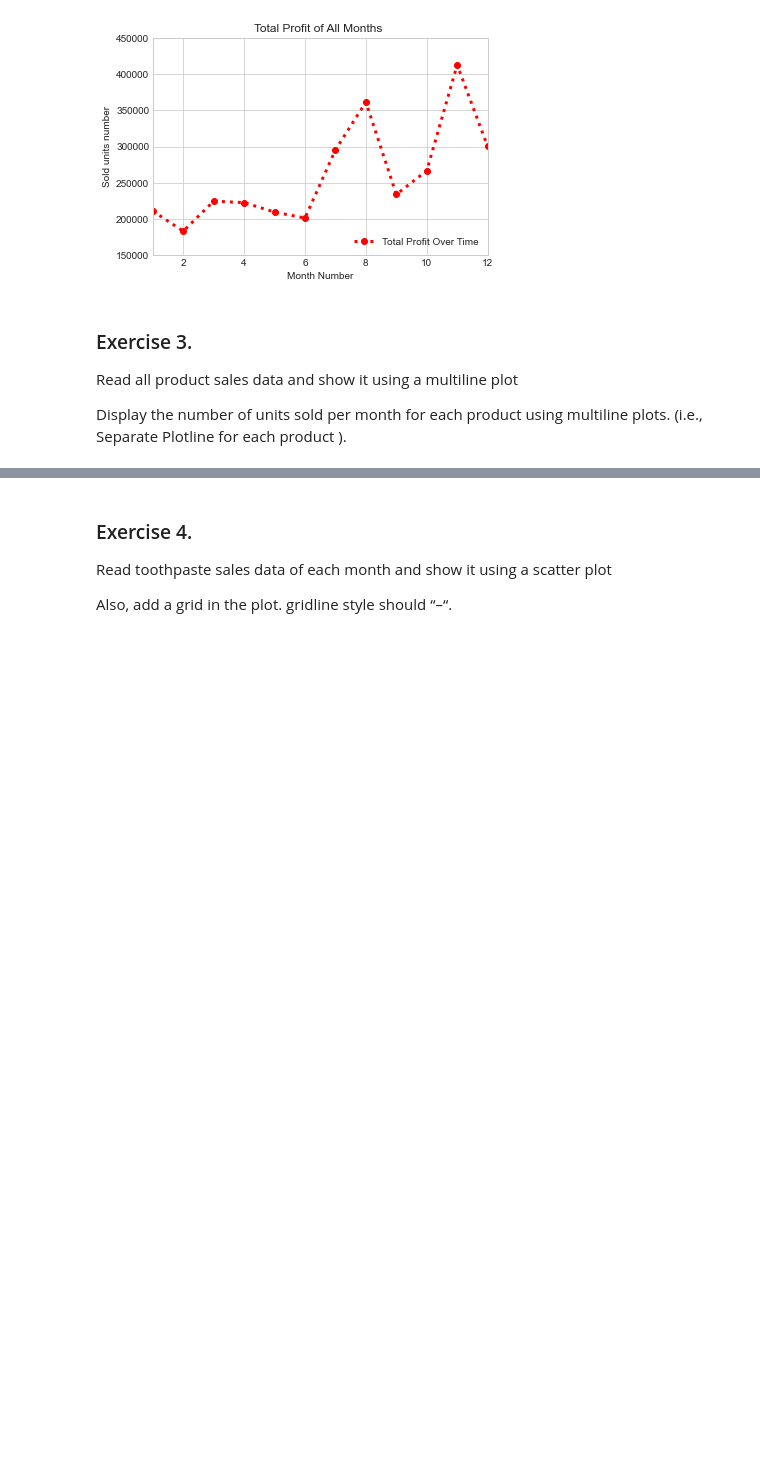
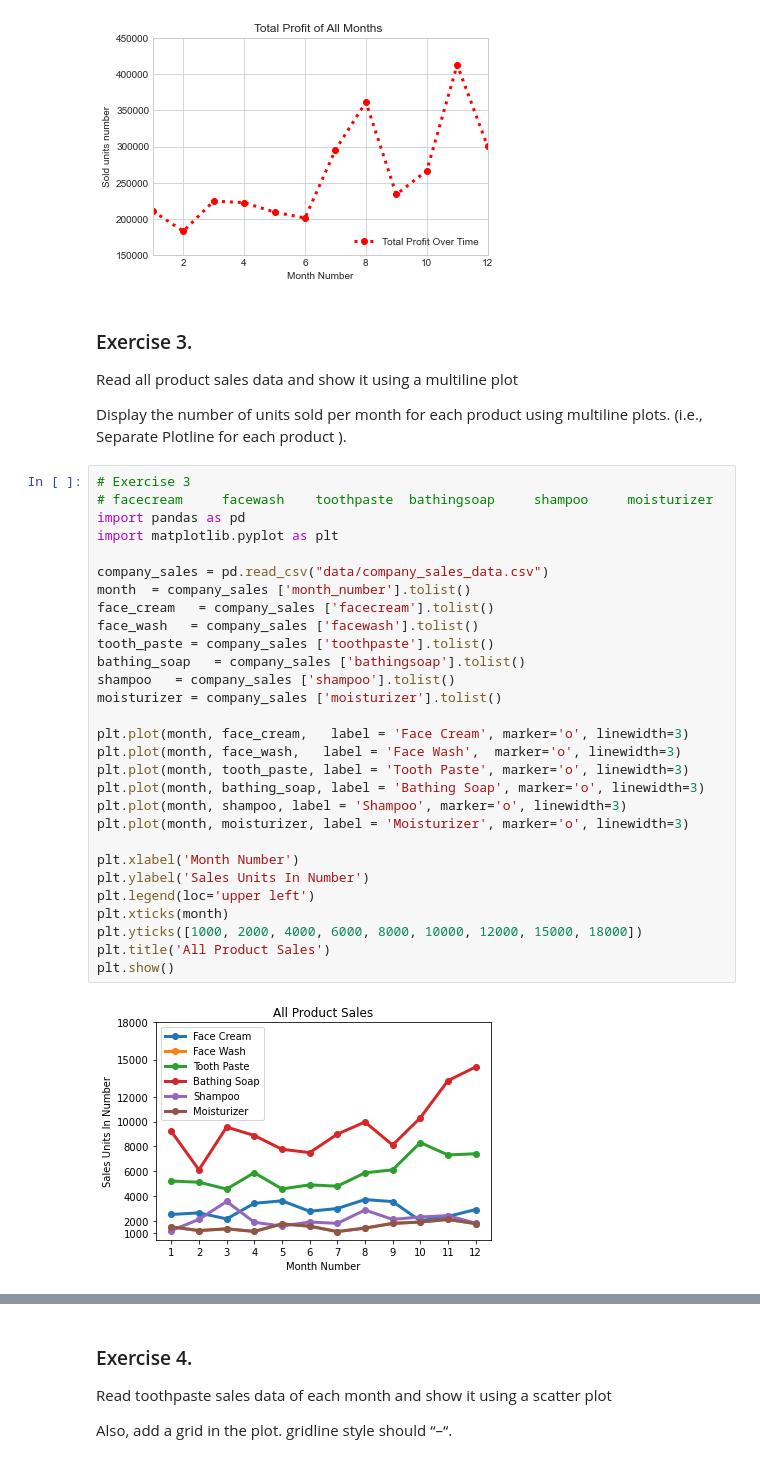
Before and after one commit to sofiaraja89/tts-ds-fundamentals-course, a Jupyter notebook: datascience/python/11_mod_matplotlib/17-Exercises.ipynb, the cells around one changed output, grey strips where cells are left out. Saved outputs shown, nothing was run; the diff lists cells and outputs as text; blank space fills up the shorter version.

```diff
--- a/datascience/python/11_mod_matplotlib/17-Exercises.ipynb
+++ b/datascience/python/11_mod_matplotlib/17-Exercises.ipynb
@@ -87,4 +100,35 @@ Generated line plot must include following Style properties:
 Read all product sales data and show it using a multiline plot
 
 Display the number of units sold per month for each product using multiline plots. (i.e., Separate Plotline for each product ).
+# %%
+# Exercise 3
+# facecream 	facewash 	toothpaste 	bathingsoap 	shampoo 	moisturizer
+import pandas as pd
+import matplotlib.pyplot as plt
+
+company_sales = pd.read_csv("data/company_sales_data.csv")
+month  = company_sales ['month_number'].tolist()
+face_cream   = company_sales ['facecream'].tolist()
+face_wash   = company_sales ['facewash'].tolist()
+tooth_paste = company_sales ['toothpaste'].tolist()
+bathing_soap   = company_sales ['bathingsoap'].tolist()
+shampoo   = company_sales ['shampoo'].tolist()
+moisturizer = company_sales ['moisturizer'].tolist()
+
+plt.plot(month, face_cream,   label = 'Face Cream', marker='o', linewidth=3)
+plt.plot(month, face_wash,   label = 'Face Wash',  marker='o', linewidth=3)
+plt.plot(month, tooth_paste, label = 'Tooth Paste', marker='o', linewidth=3)
+plt.plot(month, bathing_soap, label = 'Bathing Soap', marker='o', linewidth=3)
+plt.plot(month, shampoo, label = 'Shampoo', marker='o', linewidth=3)
+plt.plot(month, moisturizer, label = 'Moisturizer', marker='o', linewidth=3)
+
+plt.xlabel('Month Number')
+plt.ylabel('Sales Units In Number')
+plt.legend(loc='upper left')
+plt.xticks(month)
+plt.yticks([1000, 2000, 4000, 6000, 8000, 10000, 12000, 15000, 18000])
+plt.title('All Product Sales')
+plt.show()
+# %% [output]
+[figure, added]
 # %%
```
Also changed, not shown: parts of 11 cells of this notebook.
